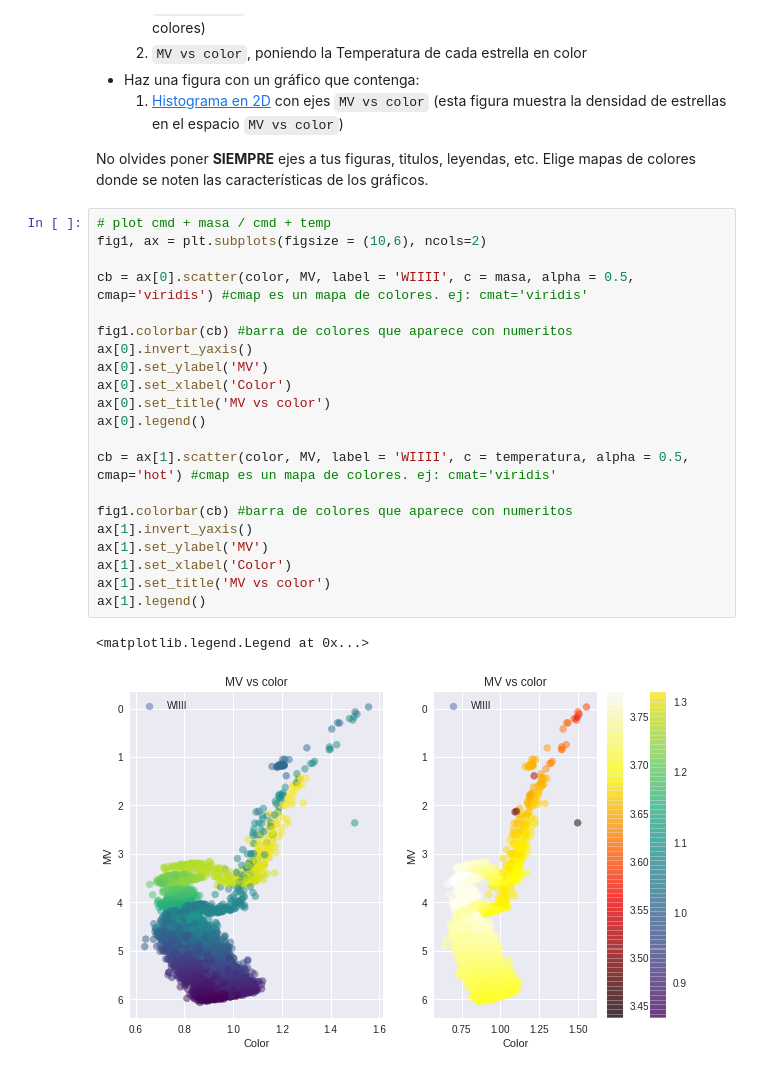
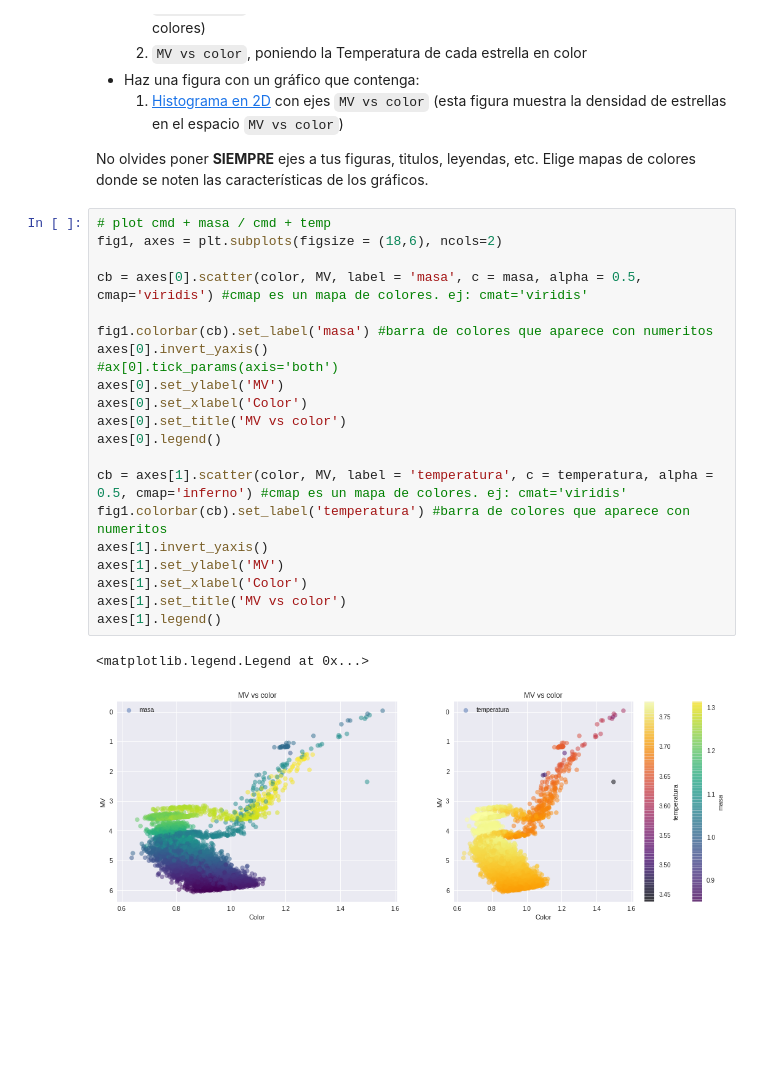
Before and after one commit to DiegoRomanCortes/minitarea2, a Jupyter notebook: minitarea2.ipynb, the cells around one changed output. Drawn from its saved outputs; the diff is of its cells as text; blank space fills up the shorter version.

```diff
--- a/minitarea2.ipynb
+++ b/minitarea2.ipynb
@@ -175,27 +177,27 @@ Ahora crearemos gráficos con un poco más de información en color.
 No olvides poner **SIEMPRE** ejes a tus figuras, titulos, leyendas, etc. Elige mapas de colores donde se noten las características de los gráficos.
 # %%
 # plot cmd + masa / cmd + temp
-fig1, ax = plt.subplots(figsize = (10,6), ncols=2)
+fig1, axes = plt.subplots(figsize = (18,6), ncols=2)
 
-cb = ax[0].scatter(color, MV, label = 'WIIII', c = masa, alpha = 0.5, cmap='viridis') #cmap es un mapa de colores. ej: cmat='viridis'
+cb = axes[0].scatter(color, MV, label = 'masa', c = masa, alpha = 0.5, cmap='viridis') #cmap es un mapa de colores. ej: cmat='viridis'
 
-fig1.colorbar(cb) #barra de colores que aparece con numeritos
-ax[0].invert_yaxis()
-ax[0].set_ylabel('MV')
-ax[0].set_xlabel('Color')
-ax[0].set_title('MV vs color')
-ax[0].legend()
+fig1.colorbar(cb).set_label('masa') #barra de colores que aparece con numeritos
+axes[0].invert_yaxis()
+#ax[0].tick_params(axis='both')
+axes[0].set_ylabel('MV')
+axes[0].set_xlabel('Color')
+axes[0].set_title('MV vs color')
+axes[0].legend()
 
-cb = ax[1].scatter(color, MV, label = 'WIIII', c = temperatura, alpha = 0.5, cmap='hot') #cmap es un mapa de colores. ej: cmat='viridis'
-
-fig1.colorbar(cb) #barra de colores que aparece con numeritos
-ax[1].invert_yaxis()
-ax[1].set_ylabel('MV')
-ax[1].set_xlabel('Color')
-ax[1].set_title('MV vs color')
-ax[1].legend()
+cb = axes[1].scatter(color, MV, label = 'temperatura', c = temperatura, alpha = 0.5, cmap='inferno') #cmap es un mapa de colores. ej: cmat='viridis'
+fig1.colorbar(cb).set_label('temperatura') #barra de colores que aparece con numeritos
+axes[1].invert_yaxis()
+axes[1].set_ylabel('MV')
+axes[1].set_xlabel('Color')
+axes[1].set_title('MV vs color')
+axes[1].legend()
 # %% [output]
 <matplotlib.legend.Legend at 0x...>
-[figure, old version]
+[figure, new version]
 # %%
 # plot cmd hist2D
```
Also changed, not shown: parts of 2 cells of this notebook.
